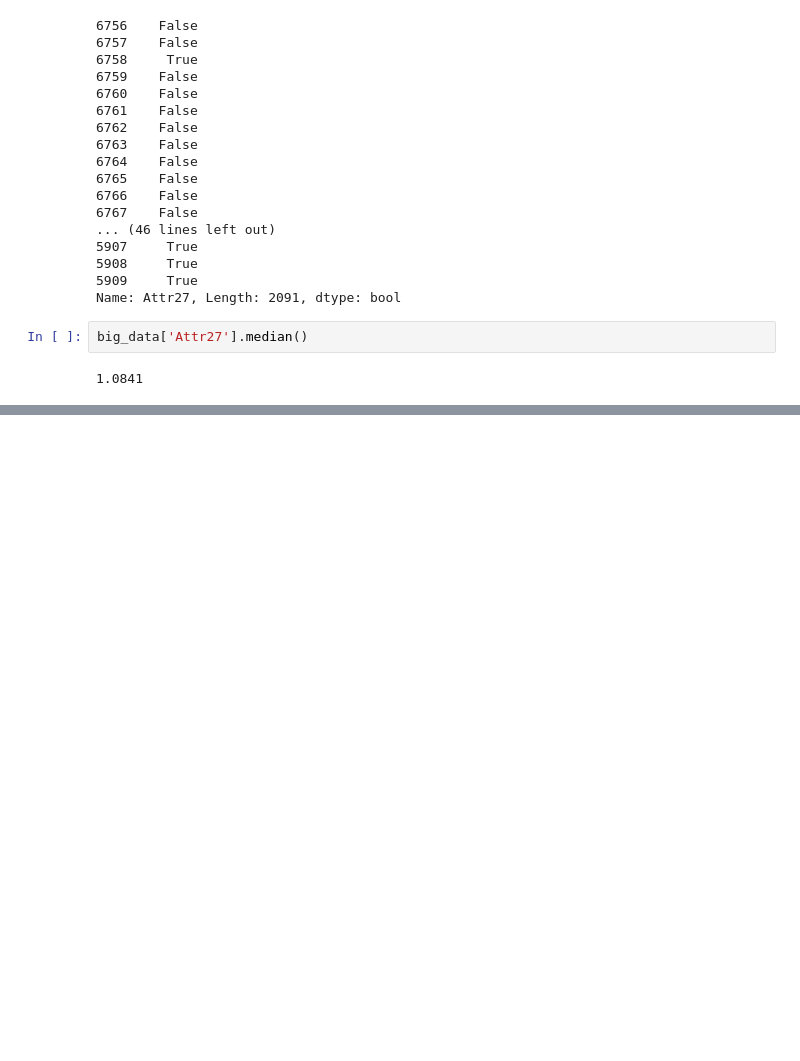
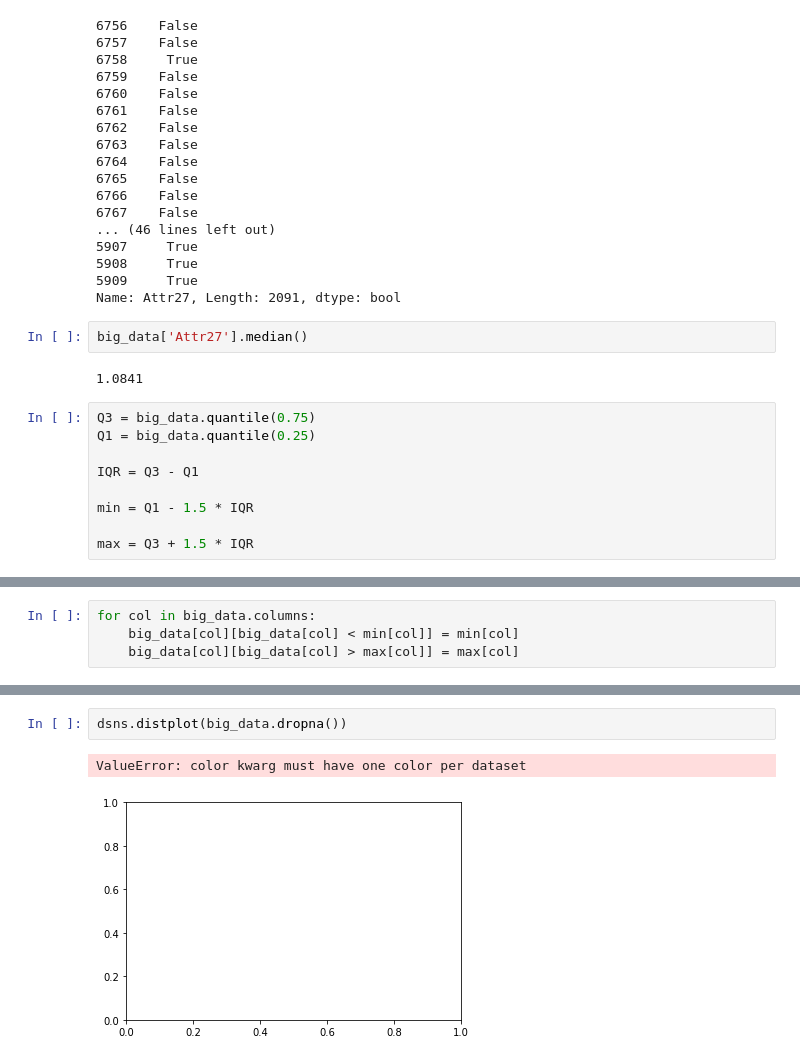
Before and after one commit to SiddharthPant/hackathon_bankruptcy, a Jupyter notebook: dataset_4/Untitled.ipynb, the cells around one changed output, grey strips where cells are left out. Saved outputs shown, nothing was run; the diff lists cells and outputs as text; blank space fills up the shorter version.

```diff
--- a/dataset_4/Untitled.ipynb
+++ b/dataset_4/Untitled.ipynb
@@ -139,3 +139,12 @@ Name: Attr27, Length: 2091, dtype: bool
 big_data['Attr27'].median()
 # %% [output]
 1.0841
+# %%
+Q3 = big_data.quantile(0.75)
+Q1 = big_data.quantile(0.25)
+
+IQR = Q3 - Q1
+
+min = Q1 - 1.5 * IQR
+
+max = Q3 + 1.5 * IQR
@@ -141,0 +160,4 @@ big_data['Attr27'].median()
+# %%
+for col in big_data.columns:
+    big_data[col][big_data[col] < min[col]] = min[col]
+    big_data[col][big_data[col] > max[col]] = max[col]
@@ -141,0 +173,5 @@ big_data['Attr27'].median()
+# %%
+dsns.distplot(big_data.dropna())
+# %% [output]
+ValueError: color kwarg must have one color per dataset
+[figure, added]
```
Also changed, not shown: parts of 7 cells of this notebook, 5 other files.
